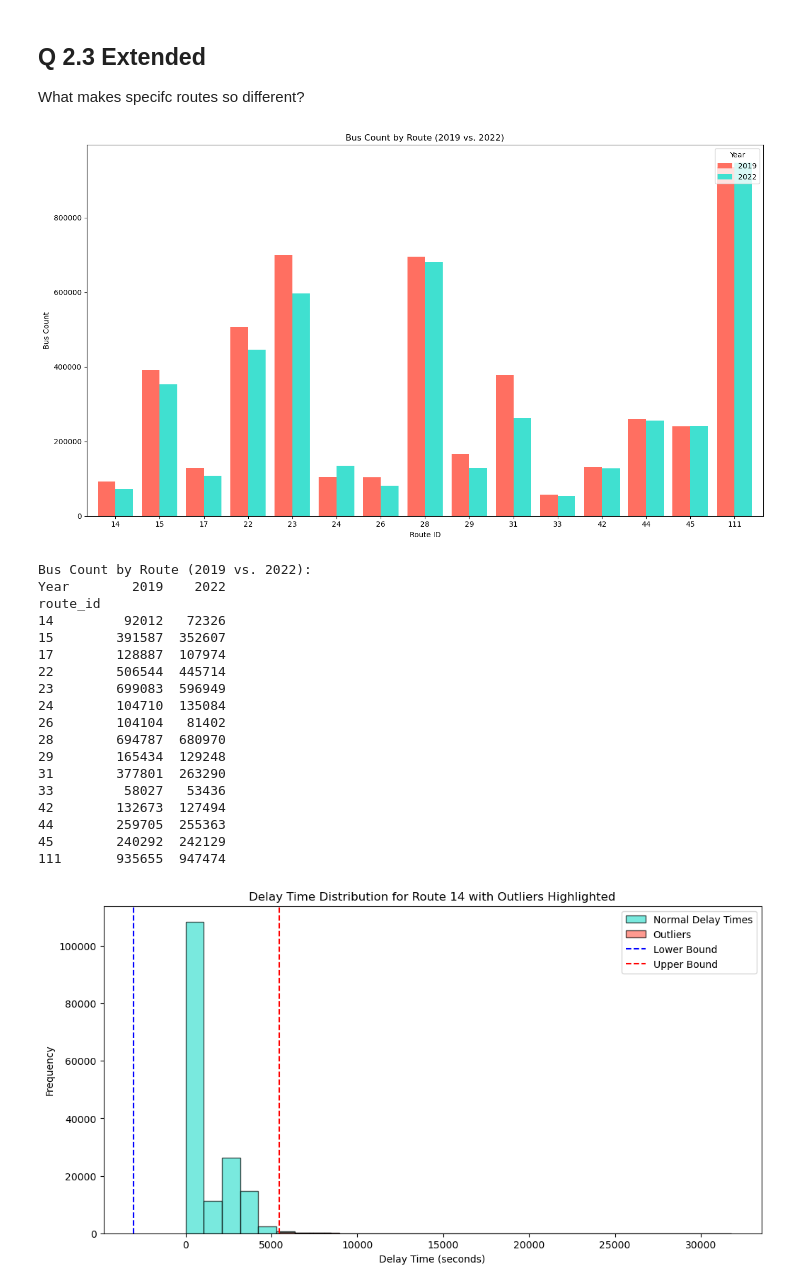
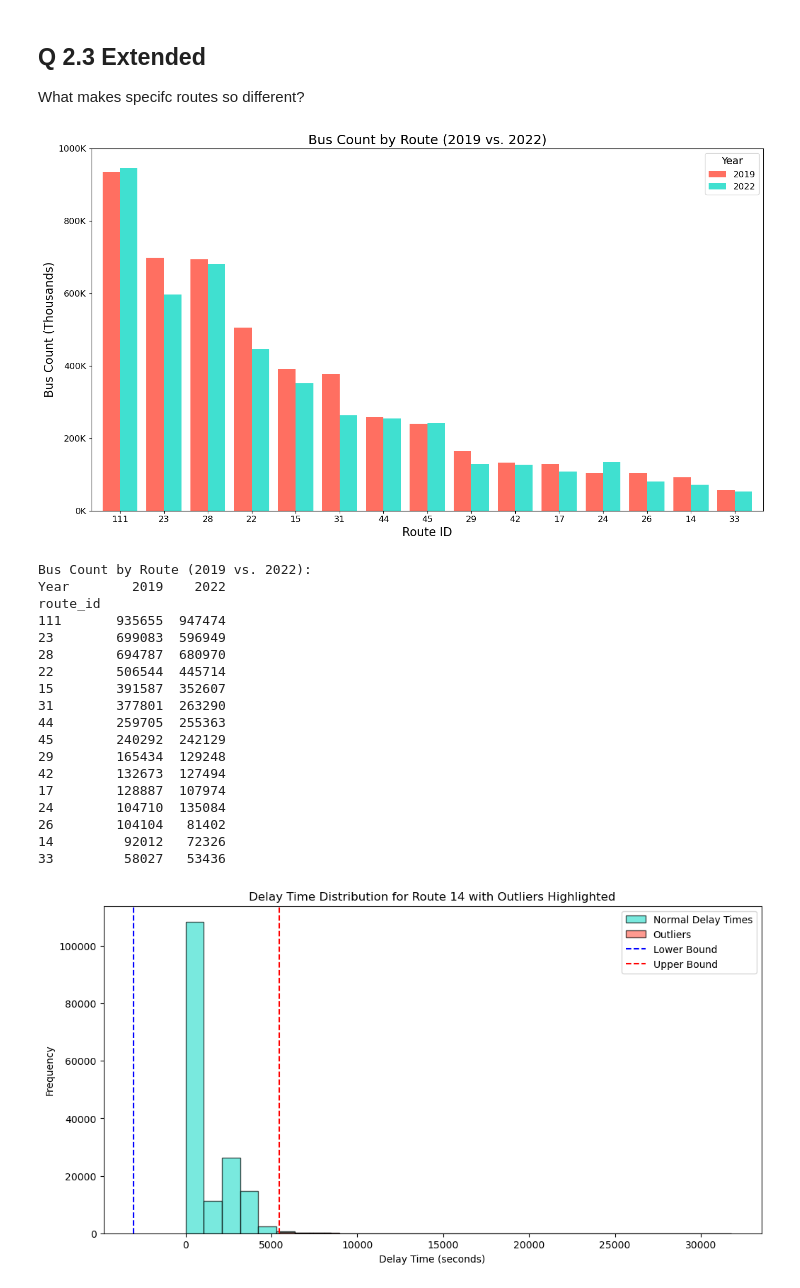
Before and after one commit to BU-Spark/ds-wgbh-bus-equity, a Jupyter notebook: notebooks/Preliminary Analysis on Base Questions 1.3.ipynb, the cells around one changed output. Drawn from its saved outputs; the diff is of its cells as text; code cells hidden in the pictures.

```diff
--- a/notebooks/Preliminary Analysis on Base Questions 1.3.ipynb
+++ b/notebooks/Preliminary Analysis on Base Questions 1.3.ipynb
@@ -299,20 +300,26 @@ What makes specifc routes so different?
 # %%
 # Group by route and year, then count the number of occurrences
 bus_count_by_route = df_filtered.groupby(['route_id', 'Year']).size().unstack()
+
+bus_count_by_route = bus_count_by_route.sort_values(by=2019, ascending=False)
 # %%
-# Plotting the count of buses by route for 2019 and 2022
 bus_count_by_route.plot(kind='bar', figsize=(14, 8), color=colors, width=0.8)
 
-# Customize the plot
-plt.title("Bus Count by Route (2019 vs. 2022)")
-plt.xlabel("Route ID")
-plt.ylabel("Bus Count")
-plt.legend(title="Year", loc='upper right')
-plt.xticks(rotation=0)
+# Customize the plot with larger fonts and modified y-axis labels
+plt.title("Bus Count by Route (2019 vs. 2022)", fontsize=18)
+plt.xlabel("Route ID", fontsize=16)
+plt.ylabel("Bus Count (Thousands)", fontsize=16)
+plt.legend(title="Year", loc='upper right', title_fontsize=14, fontsize=12)
+plt.xticks(rotation=0, fontsize=12)
+plt.yticks(
+    ticks=plt.yticks()[0],
+    labels=[f"{int(y / 1_000)}K" for y in plt.yticks()[0]],  # Convert y-ticks to thousands with 'K' suffix
+    fontsize=12
+)
 plt.tight_layout()  # Adjust layout for readability
 plt.show()
 # %% [output]
-[figure, old version]
+[figure, new version]
 # %%
 # Display the bus counts for each route in 2019 and 2022
 print("Bus Count by Route (2019 vs. 2022):")
@@ -321,21 +328,21 @@ print(bus_count_by_route)
 Bus Count by Route (2019 vs. 2022):
 Year        2019    2022
 route_id
-14         92012   72326
+111       935655  947474
+23        699083  596949
+28        694787  680970
+22        506544  445714
 15        391587  352607
+31        377801  263290
+44        259705  255363
+45        240292  242129
+29        165434  129248
+42        132673  127494
 17        128887  107974
-22        506544  445714
-23        699083  596949
 24        104710  135084
 26        104104   81402
-28        694787  680970
-29        165434  129248
-31        377801  263290
+14         92012   72326
 33         58027   53436
-42        132673  127494
-44        259705  255363
-45        240292  242129
-111       935655  947474
 # %%
 # Filter the data for route 14 only
 route_14_data = df_filtered[df_filtered['route_id'] == 14]
```
Also changed, not shown: parts of 5 cells of this notebook.
